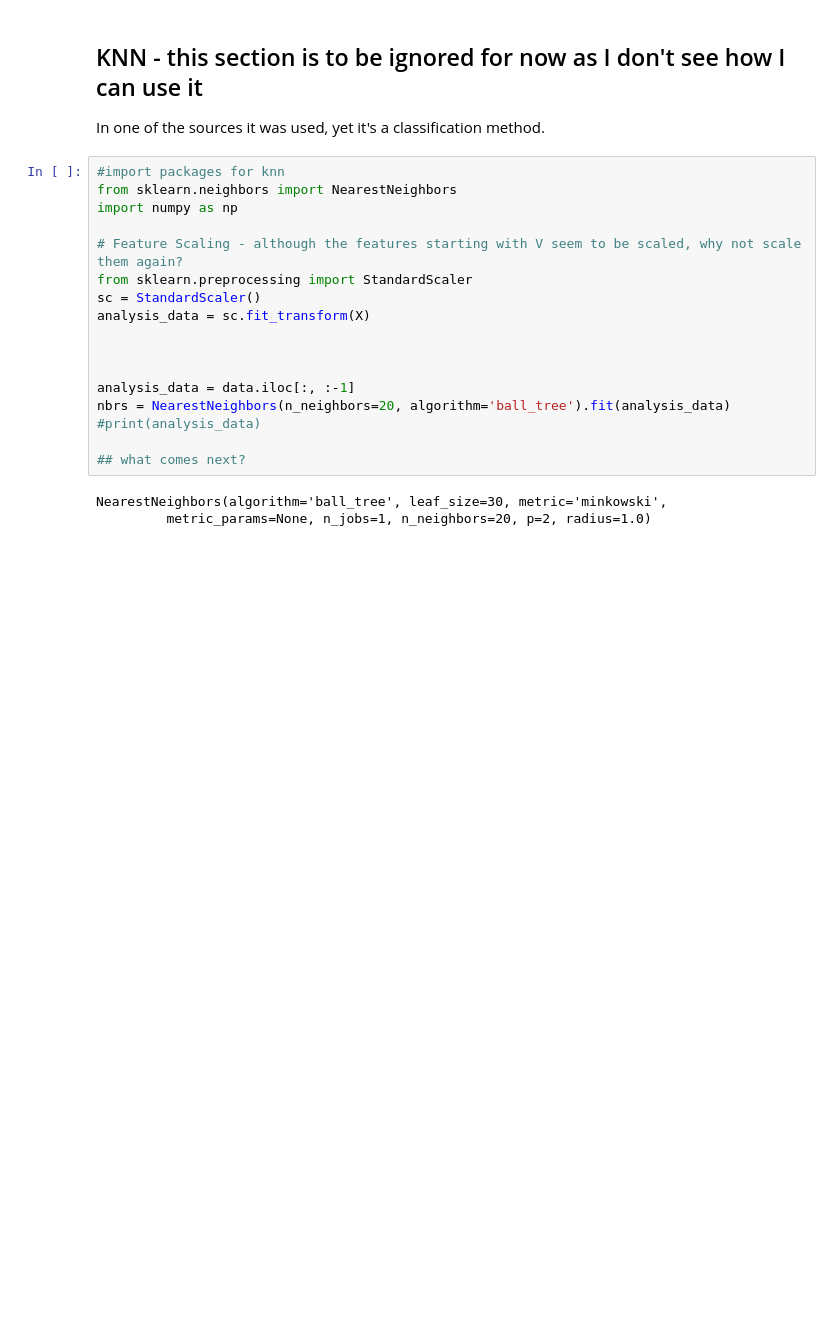
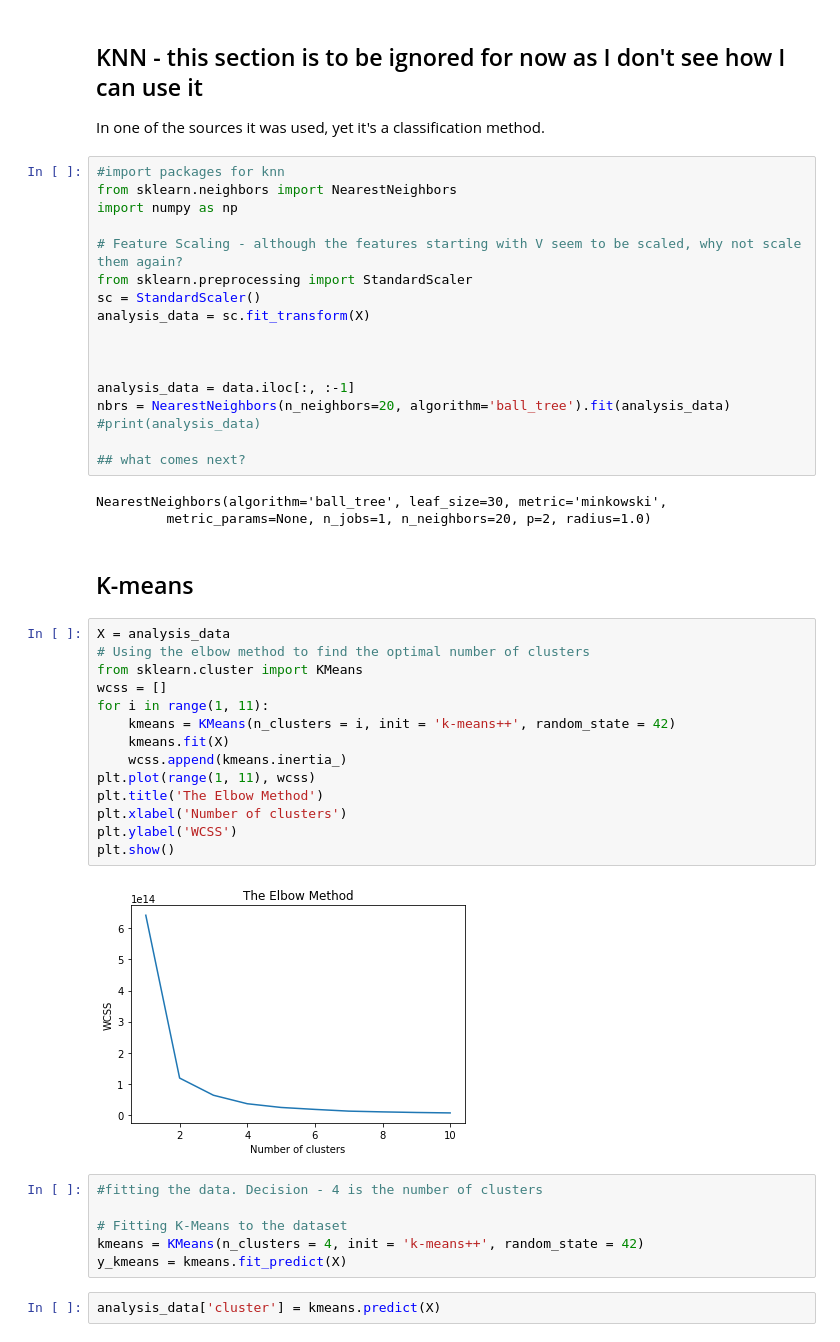
Before and after one commit to guenpa/anomaly_credit, a Jupyter notebook: credit_anomaly_detection.ipynb, the cells around one changed output. Saved outputs shown, nothing was run; the diff lists cells and outputs as text; blank space fills up the shorter version.

```diff
--- a/credit_anomaly_detection.ipynb
+++ b/credit_anomaly_detection.ipynb
@@ -257,3 +268,29 @@ nbrs = NearestNeighbors(n_neighbors=20, algorithm='ball_tree').fit(analysis_data
 # %% [output]
 NearestNeighbors(algorithm='ball_tree', leaf_size=30, metric='minkowski',
          metric_params=None, n_jobs=1, n_neighbors=20, p=2, radius=1.0)
+# %% [markdown]
+## K-means
+# %%
+X = analysis_data
+# Using the elbow method to find the optimal number of clusters
+from sklearn.cluster import KMeans
+wcss = []
+for i in range(1, 11):
+    kmeans = KMeans(n_clusters = i, init = 'k-means++', random_state = 42)
+    kmeans.fit(X)
+    wcss.append(kmeans.inertia_)
+plt.plot(range(1, 11), wcss)
+plt.title('The Elbow Method')
+plt.xlabel('Number of clusters')
+plt.ylabel('WCSS')
+plt.show()
+# %% [output]
+[figure, added]
+# %%
+#fitting the data. Decision - 4 is the number of clusters
+
+# Fitting K-Means to the dataset
+kmeans = KMeans(n_clusters = 4, init = 'k-means++', random_state = 42)
+y_kmeans = kmeans.fit_predict(X)
+# %%
+analysis_data['cluster'] = kmeans.predict(X)
```
Also changed, not shown: parts of 4 cells of this notebook.
